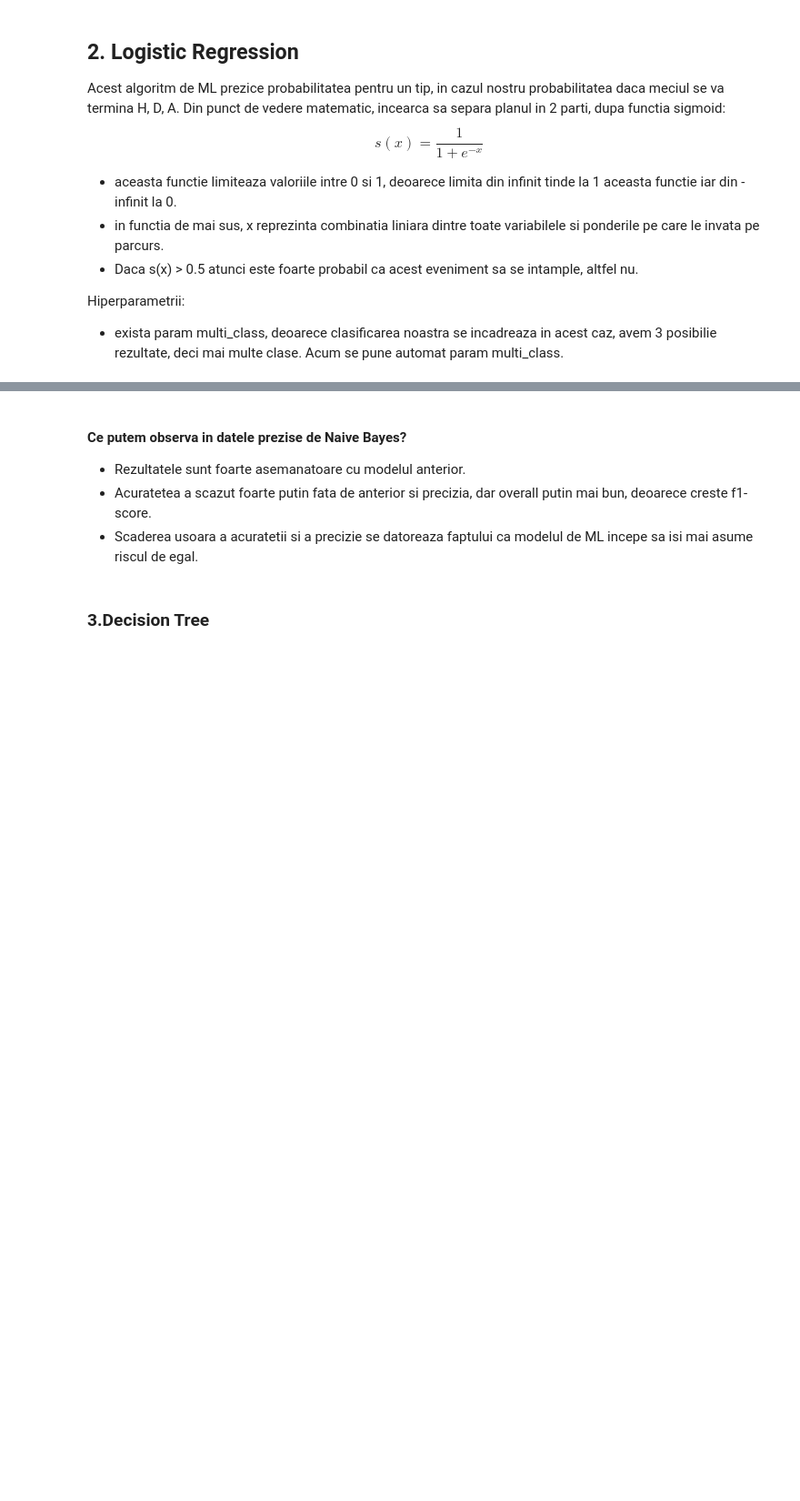
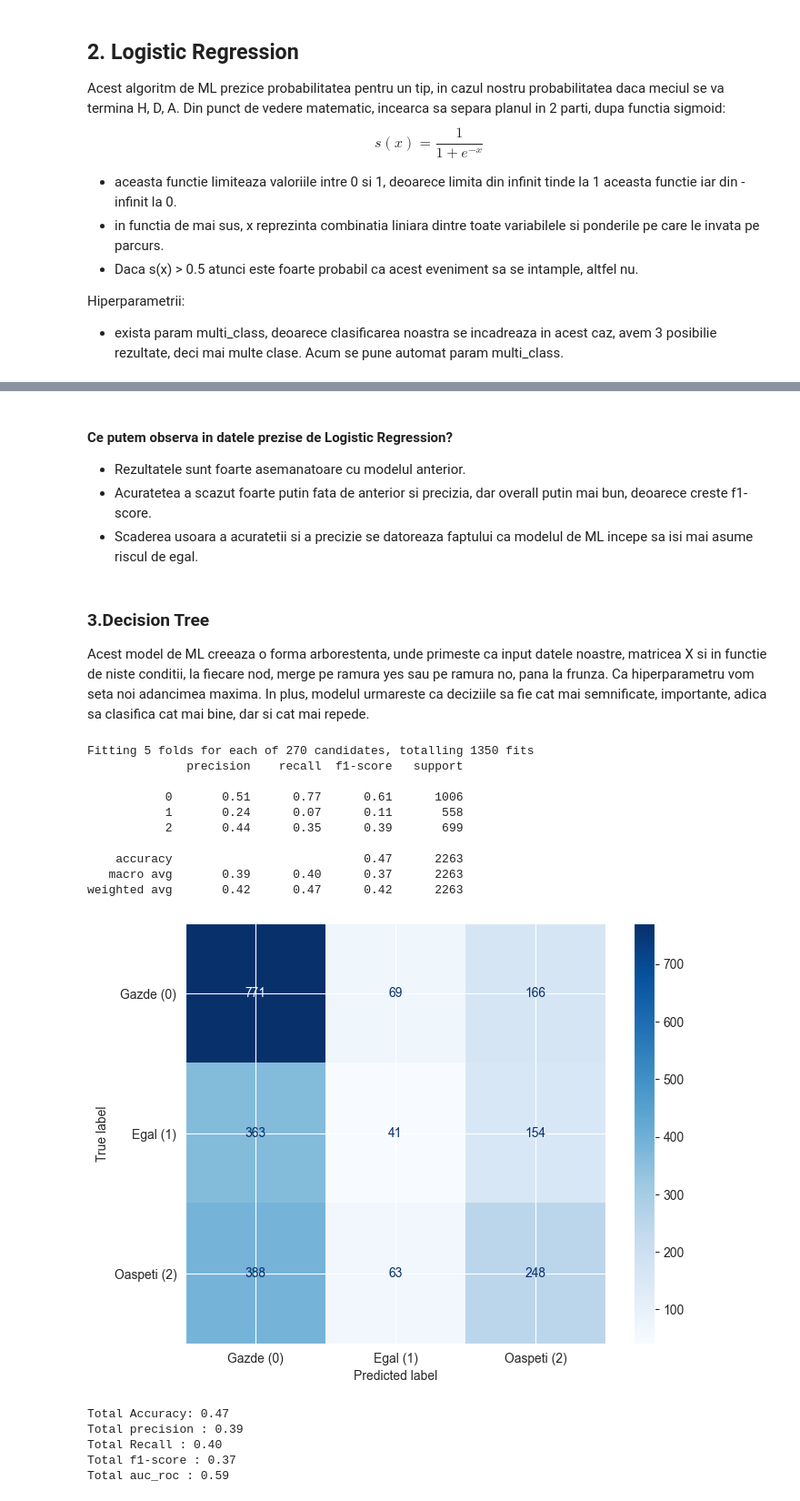
Before and after one commit to Technical-University-of-Cluj-Napoca/proiect-ml-RazvanBarna, a Jupyter notebook: Notebooks/Classification.ipynb, the cells around one changed output, grey strips where cells are left out. Shown at 91% size. Saved outputs shown, nothing was run; the diff lists cells and outputs as text; code cells hidden in the pictures; blank space fills up the shorter version.

```diff
--- a/Notebooks/Classification.ipynb
+++ b/Notebooks/Classification.ipynb
@@ -599,7 +601,70 @@ Total auc_roc : 0.61
 # %% [markdown]
-#### Ce putem observa in datele prezise de Naive Bayes?
+#### Ce putem observa in datele prezise de Logistic Regression?
 - Rezultatele sunt foarte asemanatoare cu modelul anterior.
 - Acuratetea a scazut foarte putin fata de anterior si precizia, dar overall putin mai bun, deoarece creste f1-score.
 - Scaderea usoara a acuratetii si a precizie se datoreaza faptului ca modelul de ML incepe sa isi mai asume riscul de egal.
 # %% [markdown]
 ### 3.Decision Tree
+Acest model de ML creeaza o forma arborestenta, unde primeste ca input datele noastre, matricea X si in functie de niste conditii, la fiecare nod, merge pe ramura yes sau pe ramura no, pana la frunza.
+Ca hiperparametru vom seta noi adancimea maxima.
+In plus, modelul urmareste ca deciziile sa fie cat mai semnificate, importante, adica sa clasifica cat mai bine, dar si cat mai repede.
+# %%
+from sklearn.tree import DecisionTreeClassifier
+
+dec_tree_ML= DecisionTreeClassifier()
+
+decision_tree_grid = {
+    "criterion": ["gini", "entropy"],
+    "max_depth": [3, 5, 7, 10, 12],
+    "min_samples_split": [2, 5, 10],
+    "min_samples_leaf": [1, 2, 4],
+    "max_features": [None, "sqrt", "log2"]
+}
+
+grid_search_tree = GridSearchCV(
+    estimator=dec_tree_ML,
+    param_grid=decision_tree_grid,
+    scoring="f1_weighted",
+    n_jobs=-1,
+    verbose=1,
+    cv=5
+)
+
+grid_search_tree.fit(X_train_scaled,y_train)
+y_pred_tree = grid_search_tree.predict(X_test_scaled)
+print(classification_report(y_true=y_test, y_pred = y_pred_tree))
+acc_tree = accuracy_score(y_test,y_pred_tree)
+prec_tree = precision_score(y_test,y_pred_tree, average='macro')
+f1_tree = f1_score(y_test,y_pred_tree, average='macro')
+rec_tree = recall_score(y_test, y_pred_tree, average='macro')
+y_probs_tree = grid_search_tree.predict_proba(X_test_scaled)
+auc_roc_tree = roc_auc_score(y_test,y_probs_tree, multi_class='ovr', average='macro')
+
+cm_tree = confusion_matrix(y_test, y_pred_tree)
+disp = ConfusionMatrixDisplay(confusion_matrix=cm_tree, display_labels=['Gazde (0)', 'Egal (1)', 'Oaspeti (2)'])
+fig, ax = plt.subplots(figsize=(8, 6))
+disp.plot(cmap='Blues', ax=ax)
+plt.show()
+
+print(f"Total Accuracy: {acc_tree:.2f}")
+print(f"Total precision : {prec_tree:.2f}")
+print(f"Total Recall : {rec_tree:.2f}")
+print(f"Total f1-score : {f1_tree:.2f}")
+print(f"Total auc_roc : {auc_roc_tree:.2f}")
+# %% [output]
+Fitting 5 folds for each of 270 candidates, totalling 1350 fits
+              precision    recall  f1-score   support
+
+           0       0.51      0.77      0.61      1006
+           1       0.24      0.07      0.11       558
+           2       0.44      0.35      0.39       699
+
+    accuracy                           0.47      2263
+   macro avg       0.39      0.40      0.37      2263
+weighted avg       0.42      0.47      0.42      2263
+[figure, added]
+Total Accuracy: 0.47
+Total precision : 0.39
+Total Recall : 0.40
+Total f1-score : 0.37
+Total auc_roc : 0.59
```
Also changed, not shown: parts of 12 cells of this notebook.
